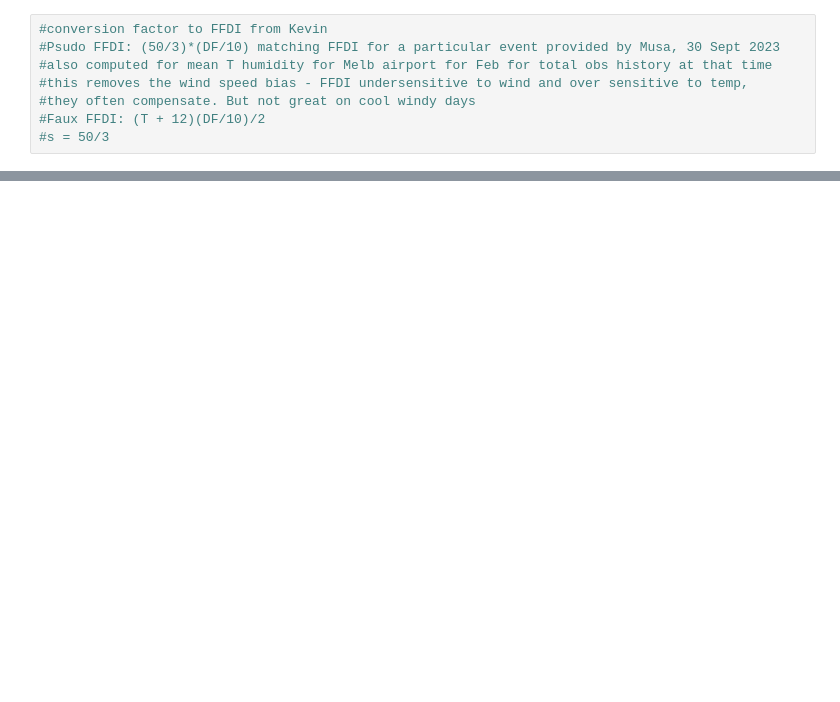
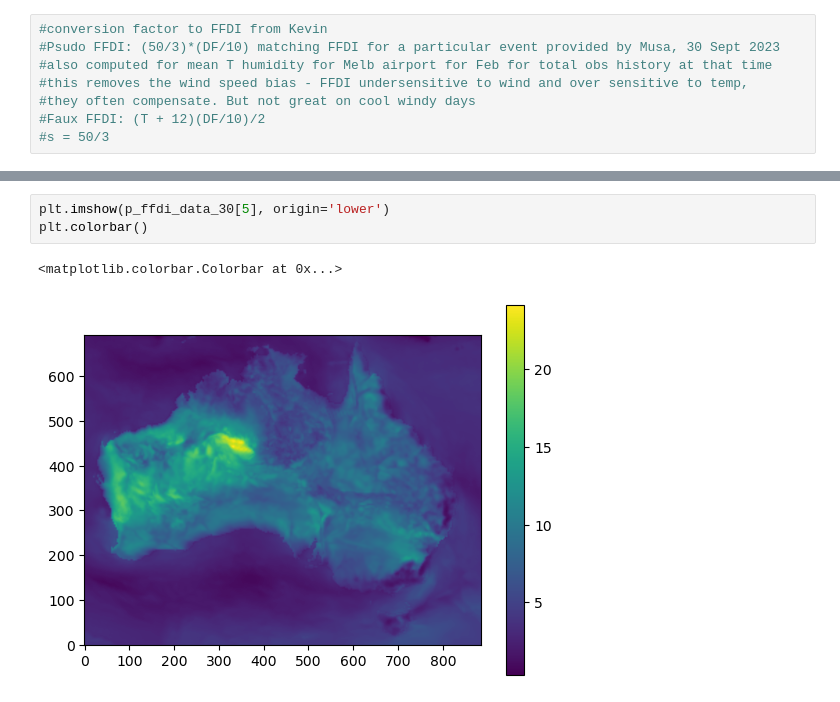
Before and after one commit to nb-bom/DWI, a Jupyter notebook: testing dwi files.ipynb, the cells around one changed output, grey strips where cells are left out. Drawn from its saved outputs; the diff is of its cells as text; blank space fills up the shorter version.

```diff
--- a/testing dwi files.ipynb
+++ b/testing dwi files.ipynb
@@ -116,0 +128,6 @@ plt.colorbar(ph)
+# %%
+plt.imshow(p_ffdi_data_30[5], origin='lower')
+plt.colorbar()
+# %% [output]
+<matplotlib.colorbar.Colorbar at 0x...>
+[figure, added]
```
Also changed, not shown: parts of 5 cells of this notebook, 3 other files.
